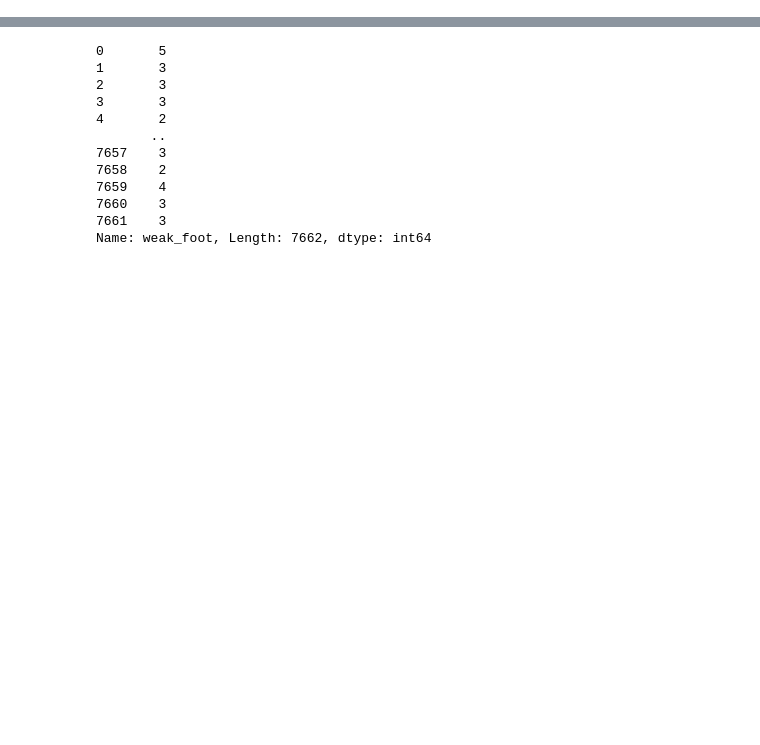
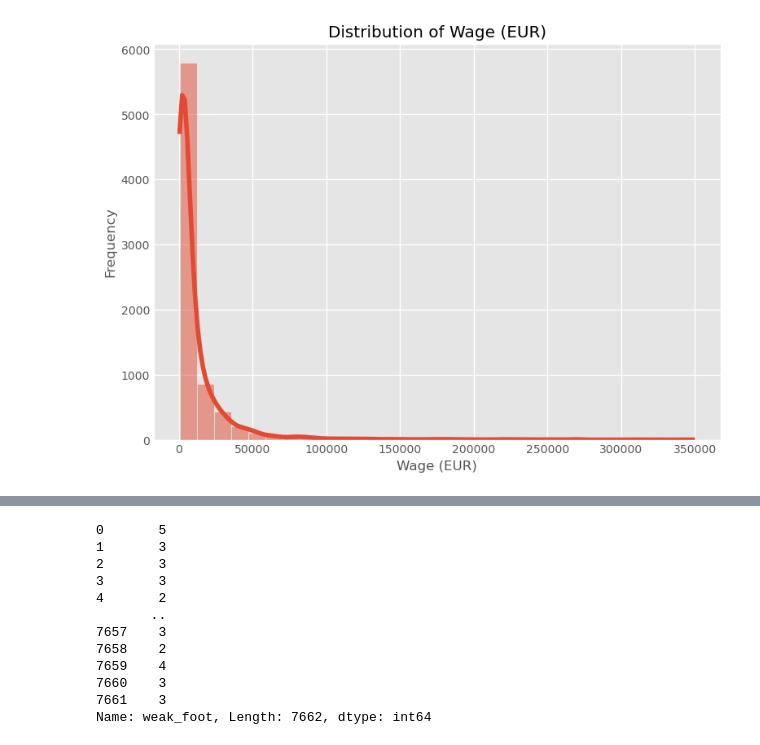
Before and after one commit to mhandt9/football-pos-prediction, a Jupyter notebook: balling.ipynb, the cells around one changed output, grey strips where cells are left out. Saved outputs shown, nothing was run; the diff lists cells and outputs as text; code cells hidden in the pictures; blank space fills up the shorter version.

```diff
--- a/balling.ipynb
+++ b/balling.ipynb
@@ -23,0 +183,11 @@ df_raw = pd.concat([train_raw, test_raw], ignore_index=True)
+# %%
+# Visualize the distribution of the wage_eur variable
+
+plt.figure(figsize=(8, 6))
+sns.histplot(df_raw['wage_eur'], bins=30, kde=True)
+plt.title('Distribution of Wage (EUR)')
+plt.xlabel('Wage (EUR)')
+plt.ylabel('Frequency')
+plt.show()
+# %% [output]
+[figure, added]
```
Also changed, not shown: parts of 43 cells of this notebook.
